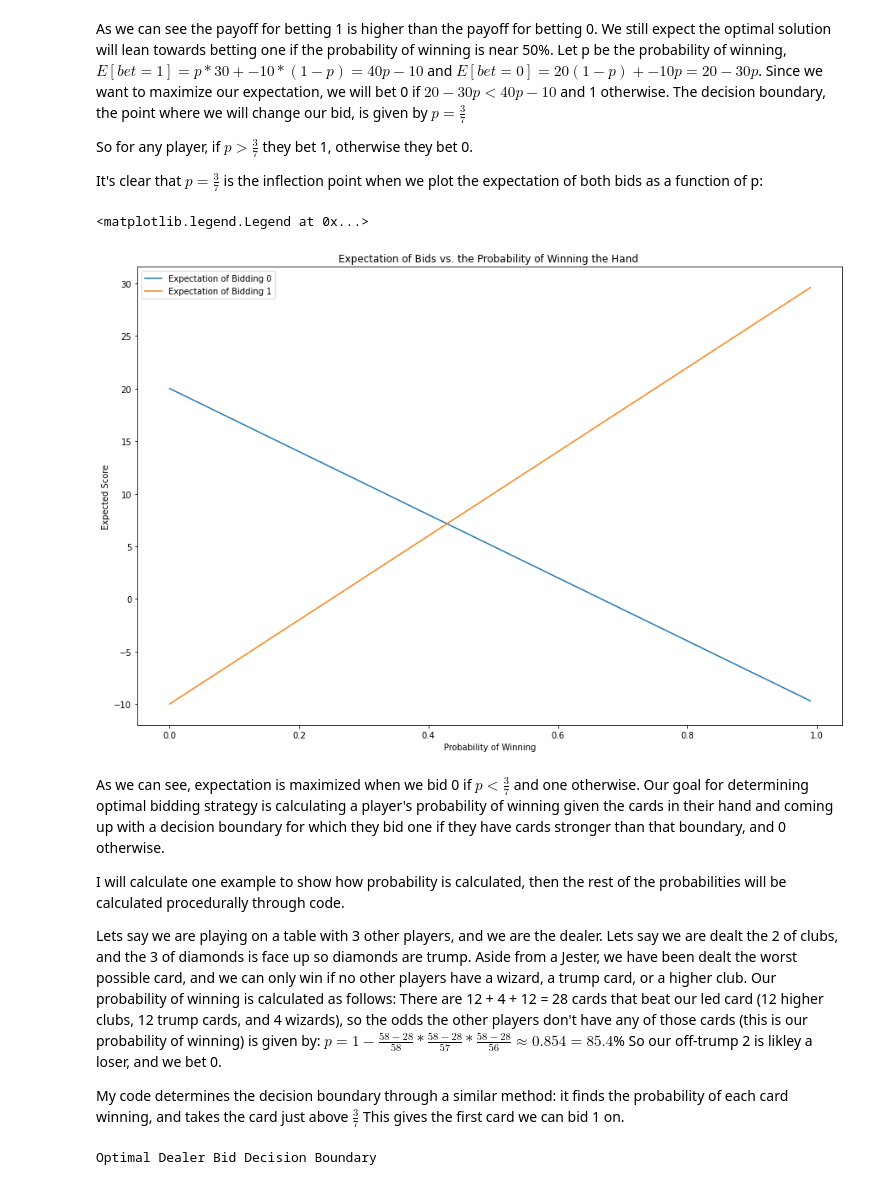
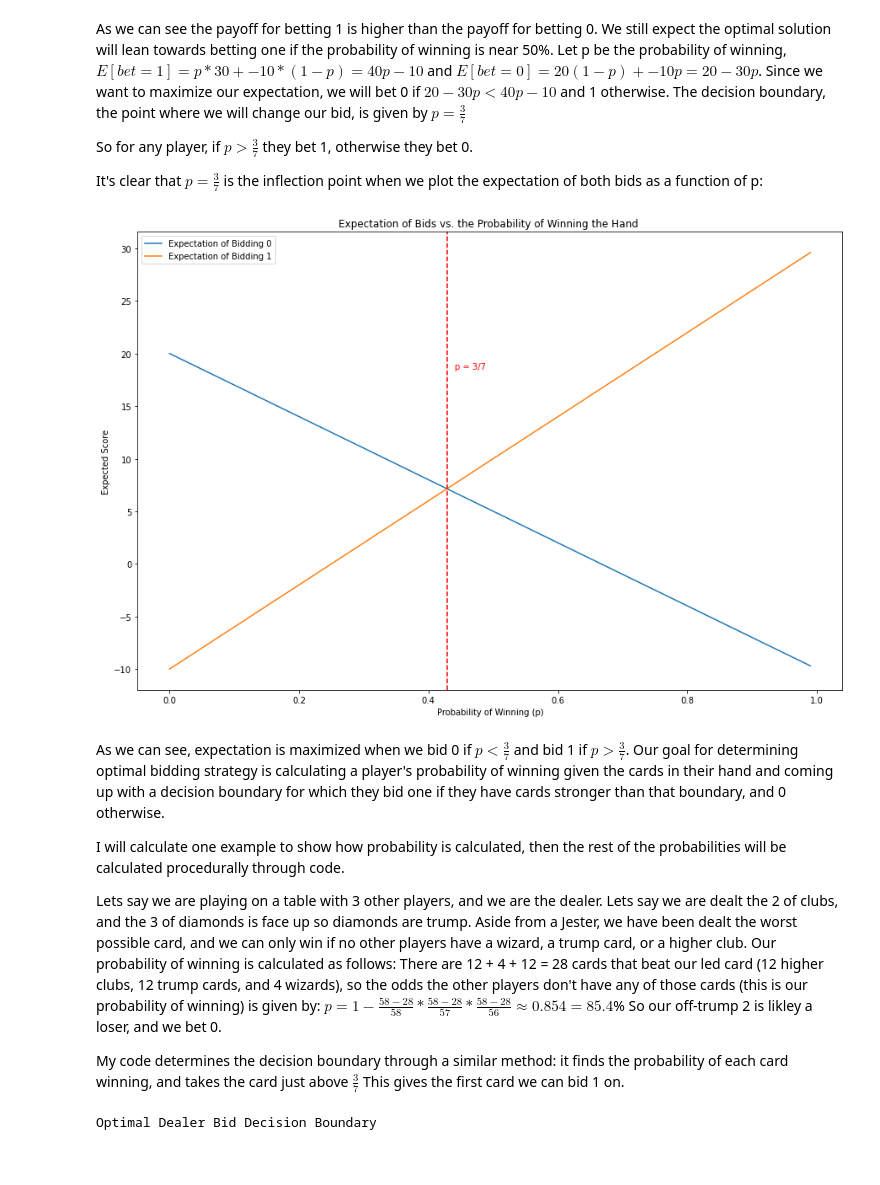
Before and after one commit to canick123/canick123.github.io, a Jupyter notebook: wizard/wizard.ipynb, the cells around one changed output. Drawn from its saved outputs; the diff is of its cells as text; code cells hidden in the pictures.

```diff
--- a/wizard/wizard.ipynb
+++ b/wizard/wizard.ipynb
@@ -43,20 +47,22 @@ It's clear that $p = \frac{3}{7}$ is the inflection point when we plot the expec
 # %%
 p = pd.Series(range(0,100)) /100
 ebid1 = 40 * p - 10
 ebid0 = 20 - 30 * p
 plt.figure(figsize=(15,10))
 
 plt.plot(p,ebid0)
 plt.plot(p,ebid1)
 plt.title("Expectation of Bids vs. the Probability of Winning the Hand ")
 plt.ylabel("Expected Score")
-plt.xlabel("Probability of Winning")
+plt.xlabel("Probability of Winning (p)")
+plt.axvline(x=3/7, color='r', linestyle='--')
+plt.annotate('p = 3/7', xy=(.45, .7), xycoords='axes fraction', c = 'r')
 plt.legend(["Expectation of Bidding 0", "Expectation of Bidding 1"])
+plt.show()
 # %% [output]
-<matplotlib.legend.Legend at 0x...>
-[figure, old version]
+[figure, new version]
 # %% [markdown]
-As we can see, expectation is maximized when we bid 0 if $p < \frac{3}{7}$ and one otherwise. Our goal for determining optimal bidding strategy is calculating a player's probability of winning given the cards in their hand and coming up with a decision boundary for which they bid one if they have cards stronger than that boundary, and 0 otherwise.
+As we can see, expectation is maximized when we bid 0 if $p < \frac{3}{7}$ and bid 1 if $p > \frac{3}{7}$. Our goal for determining optimal bidding strategy is calculating a player's probability of winning given the cards in their hand and coming up with a decision boundary for which they bid one if they have cards stronger than that boundary, and 0 otherwise.
 
 I will calculate one example to show how probability is calculated, then the rest of the probabilities will be calculated procedurally through code.
 
```
Also changed, not shown: parts of 5 cells of this notebook, 6 other files.
